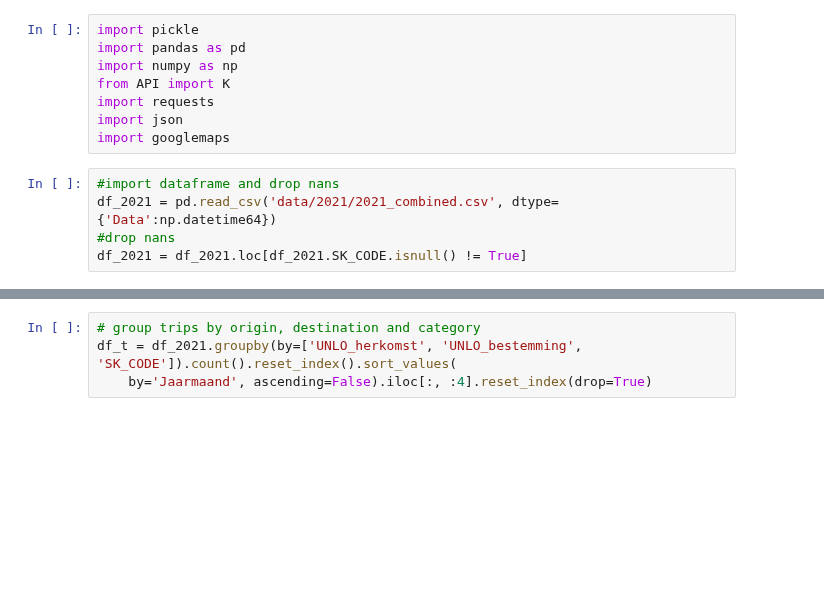
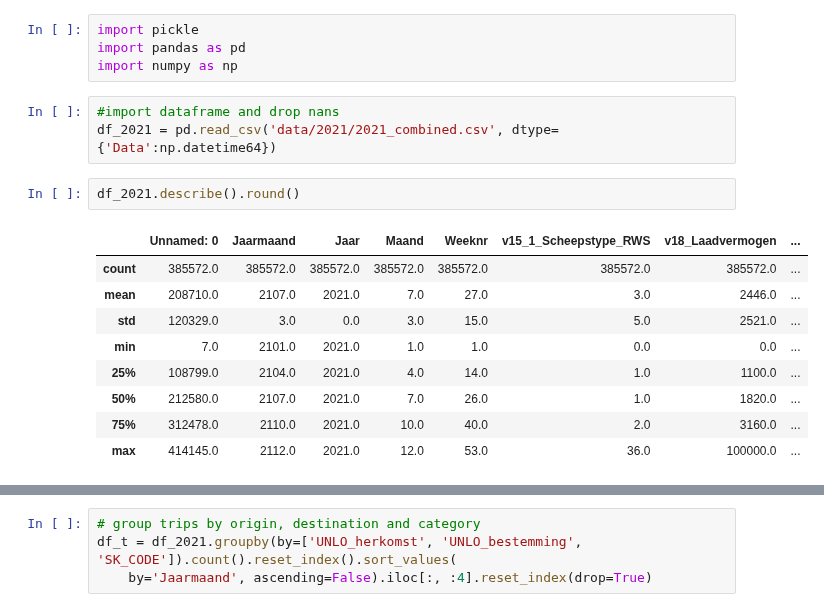
Before and after one commit to fabiandriessen/Thesis, a Jupyter notebook: 2_IVS_data_preparation.ipynb, the cells around one changed output, grey strips where cells are left out. Cells and saved outputs as stored; diff of their text form; blank space fills up the shorter version.

```diff
--- a/2_IVS_data_preparation.ipynb
+++ b/2_IVS_data_preparation.ipynb
@@ -2,12 +2,18 @@
 import pickle
 import pandas as pd
 import numpy as np
-from API import K
-import requests
-import json
-import googlemaps
 # %%
 #import dataframe and drop nans
 df_2021 = pd.read_csv('data/2021/2021_combined.csv', dtype={'Data':np.datetime64})
-#drop nans
-df_2021 = df_2021.loc[df_2021.SK_CODE.isnull() != True]
+# %%
+df_2021.describe().round()
+# %% [output]
+|  | Unnamed: 0 | Jaarmaand | Jaar | Maand | Weeknr | v15_1_Scheepstype_RWS | v18_Laadvermogen | ... |
+| count | 385572.0 | 385572.0 | 385572.0 | 385572.0 | 385572.0 | 385572.0 | 385572.0 | ... |
+| mean | 208710.0 | 2107.0 | 2021.0 | 7.0 | 27.0 | 3.0 | 2446.0 | ... |
+| std | 120329.0 | 3.0 | 0.0 | 3.0 | 15.0 | 5.0 | 2521.0 | ... |
+| min | 7.0 | 2101.0 | 2021.0 | 1.0 | 1.0 | 0.0 | 0.0 | ... |
+| 25% | 108799.0 | 2104.0 | 2021.0 | 4.0 | 14.0 | 1.0 | 1100.0 | ... |
+| 50% | 212580.0 | 2107.0 | 2021.0 | 7.0 | 26.0 | 1.0 | 1820.0 | ... |
+| 75% | 312478.0 | 2110.0 | 2021.0 | 10.0 | 40.0 | 2.0 | 3160.0 | ... |
+| max | 414145.0 | 2112.0 | 2021.0 | 12.0 | 53.0 | 36.0 | 100000.0 | ... |
```
Also changed, not shown: parts of 68 cells of this notebook, 4 other files.
